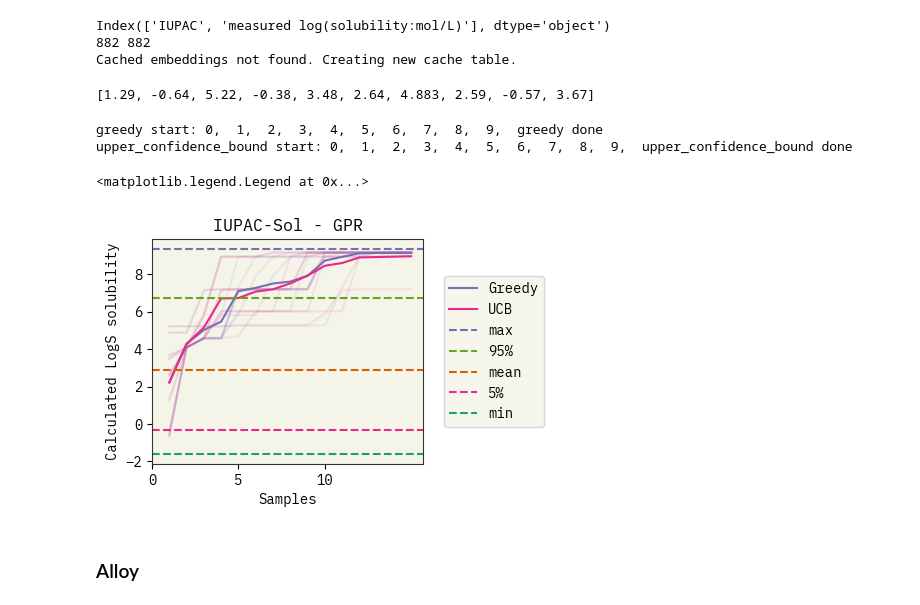
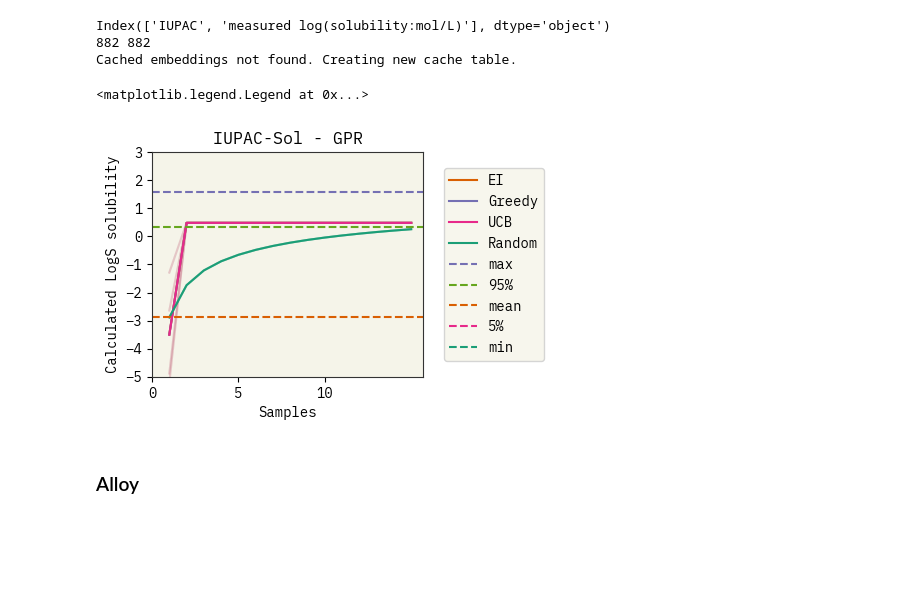
Before and after one commit to ur-whitelab/BO-LIFT, a Jupyter notebook: paper/BO_experiments.ipynb, the cells around one changed output. Cells and saved outputs as stored; diff of their text form; code cells hidden in the pictures; blank space fills up the shorter version.

```diff
--- a/paper/BO_experiments.ipynb
+++ b/paper/BO_experiments.ipynb
@@ -306,5 +212,5 @@ KeyboardInterrupt:
 # %%
-d = pickle.load(open("paper/out/C2 - GPT4 - topk.pkl", "rb"))
+d = pickle.load(open("paper/out/C2 - botorch - GPR2.pkl", "rb"))
 N=15
 M=5
 
@@ -337,7 +243,7 @@ plt.ylabel("Calculated C2 yield")
 # plt.xticks([0, 5, 10])
 # plt.ylim(-6, 3)
 # plt.yticks(np.linspace(-10, 0, 3))
-plt.title("C2 - topk")
+plt.title("C2 - GPR")
 plt.legend(loc="center left", bbox_to_anchor=(1.05, 0.5))
 # plt.savefig("figs/BO_sol_topk.png", dpi=300)
 # %% [output]
@@ -357,13 +263,14 @@ raw_data = raw_data.dropna()
 raw_data = raw_data[["IUPAC", "measured log(solubility:mol/L)"]]
 raw_data = raw_data.sample(frac=1).reset_index(drop=True)
 
-raw_data['measured log(solubility:mol/L)'] = -raw_data['measured log(solubility:mol/L)']
+# raw_data['measured log(solubility:mol/L)'] = -raw_data['measured log(solubility:mol/L)']
 
 print(raw_data.columns)
 
 N = raw_data.shape[0]
 indexes = [i for i in range(N)]  # np.random.choice(raw_data.shape[0], int(N), replace=False)
-
+x_name = "IUPAC"
+y_name = "measured log(solubility:mol/L)"
 print(len(raw_data), len(indexes))
 
 # asktell = bolift.AskTellFewShotTopk(
@@ -391,22 +298,19 @@ print(len(raw_data), len(indexes))
 # )
 
 asktell = bolift.AskTellGPR(
-  prefix="",
+  prefix="The following question should be answered with a number\n",
   prompt_template=PromptTemplate(
       input_variables=["x", "y", "y_name"],
       template="Q: What is the {y_name} of {x}?@@@\nA: {y}###",
   ),
   suffix="What is the {y_name} of {x}?@@@\nA:",
-  # x_formatter=lambda x: f"iupac name {x}",
+  x_formatter=lambda x: f"iupac name {x}",
   y_name="measured log solubility in mols per litre",
   y_formatter=lambda y: f"{y:.2f}",
-  model="text-ada-001",
-#   selector_k=5,
-#   temperature=0.05
+  model='text-ada-001',
+  pool=bolift.Pool(raw_data[x_name].to_list(), formatter=lambda x: f"iupac name {x}"),
+  n_components=16,
 )
-
-x_name = "IUPAC"
-y_name = "measured log(solubility:mol/L)"
 # %% [output]
 Index(['IUPAC', 'measured log(solubility:mol/L)'], dtype='object')
 882 882
@@ -417,15 +321,13 @@ x = [raw_data[x_name].iloc[i] for i in indexes]
 pool = bolift.Pool(list(x), formatter=asktell.format_x)
 
 N = 15
-M = 10
+M = 5
 starts = np.random.randint(0, len(indexes), M)
-# starts = [110, 374, 790, 365, 523, 119,  560, 199, 239, 694, 608, 850, 599, 405, 510, 514, 264, 266, 261, 294, 612]
-print([raw_data[y_name].iloc[i] for i in starts])
+starts = [110, 374, 790, 365, 523, 119,  560, 199, 239, 694, 608, 850, 599, 405, 510, 514, 264, 266, 261, 294, 612]
+# print([raw_data[y_name].iloc[i] for i in starts])
-# %% [output]
-[1.29, -0.64, 5.22, -0.38, 3.48, 2.64, 4.883, 2.59, -0.57, 3.67]
 # %%
 bayesOpts = {}
-for aq in ["greedy", 'upper_confidence_bound']:#["random", "expected_improvement", "greedy", 'upper_confidence_bound']:
+for aq in ["random", "expected_improvement", "greedy", 'upper_confidence_bound', 'probability_of_improvement']:
     print(aq, "start:", end=" ")
     points = []
     for i in range(M):
@@ -446,13 +348,11 @@ for aq in ["greedy", 'upper_confidence_bound']:#["random", "expected_improvement
     points = np.array(points)
     bayesOpts[aq] = points
     print(aq, "done")
+    pickle.dump(bayesOpts, open("paper/out/iupac-sol - botorch - GPR.pkl", "wb"))
 
-pickle.dump(bayesOpts, open("paper/out/iupac-sol - min - GPR.pkl", "wb"))
+pickle.dump(bayesOpts, open("paper/out/iupac-sol - botorch - GPR.pkl", "wb"))
-# %% [output]
-greedy start: 0,  1,  2,  3,  4,  5,  6,  7,  8,  9,  greedy done
-upper_confidence_bound start: 0,  1,  2,  3,  4,  5,  6,  7,  8,  9,  upper_confidence_bound done
 # %%
-d = pickle.load(open("paper/out/iupac-sol - min - GPR.pkl", "rb"))
+d = pickle.load(open("paper/out/iupac-sol - botorch - GPR.pkl", "rb"))
 
 plt.figure(figsize=(3.5, 3.5 / 1.2))
 for i in range(M):
@@ -461,34 +361,34 @@ for i in range(M):
     plt.plot(range(1, N + 1), [float(y) for x, y in d['upper_confidence_bound'][i,:]], color="C3", alpha=0.1)
     plt.plot(range(1, N + 1), [float(y) for x, y in d['random'][i,:]], color="C0", alpha=0.1)
 plt.plot(
     range(1, N + 1), d['expected_improvement'][:, :, 1].astype(float).mean(axis=0), color="C1", label="EI"
 )
 plt.plot(
     range(1, N + 1), d['greedy'][:, :, 1].astype(float).mean(axis=0), color="C2", label="Greedy",
 )
 plt.plot(
     range(1, N + 1), d['upper_confidence_bound'][:, :, 1].astype(float).mean(axis=0), color="C3", label="UCB",
 )
 plt.plot(
     range(1, N + 1), d['random'][:, :, 1].astype(float).mean(axis=0), color="C0", label="Random",
 )
 plt.axhline(y=raw_data[y_name].max(), color="C2", linestyle="--", label="max")
 plt.axhline(y=raw_data[y_name].quantile(0.95), color="C4", linestyle="--", label="95%")
 plt.axhline(y=raw_data[y_name].mean(), color="C1", linestyle="--", label="mean")
 plt.axhline(y=raw_data[y_name].quantile(0.05), color="C3", linestyle="--", label="5%")
 plt.axhline(y=raw_data[y_name].min(), color="C0", linestyle="--", label="min")
 plt.xlabel("Samples")
 plt.ylabel("Calculated LogS solubility")
 # reduce number of ticks
 plt.xticks([0, 5, 10])
 plt.ylim(-5, 3)
 # plt.yticks(np.linspace(-10, 0, 3))
 plt.title("IUPAC-Sol - GPR")
 plt.legend(loc="center left", bbox_to_anchor=(1.05, 0.5))
 # plt.savefig("figs/BO_sol_topk.png", dpi=300)
 # %% [output]
 <matplotlib.legend.Legend at 0x...>
-[figure, old version]
+[figure, new version]
 # %% [markdown]
 ### Alloy
 # %%
```
Also changed, not shown: parts of 6 cells of this notebook, 7 other files.
